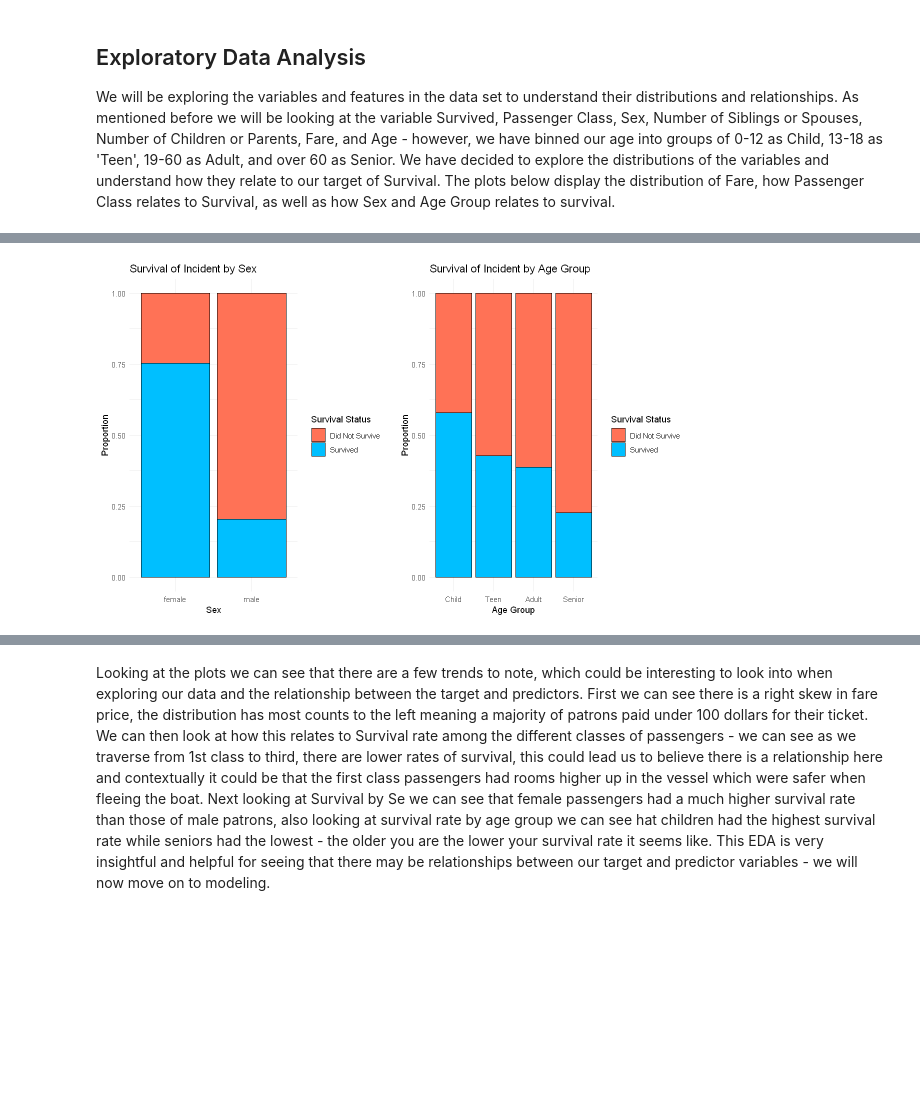
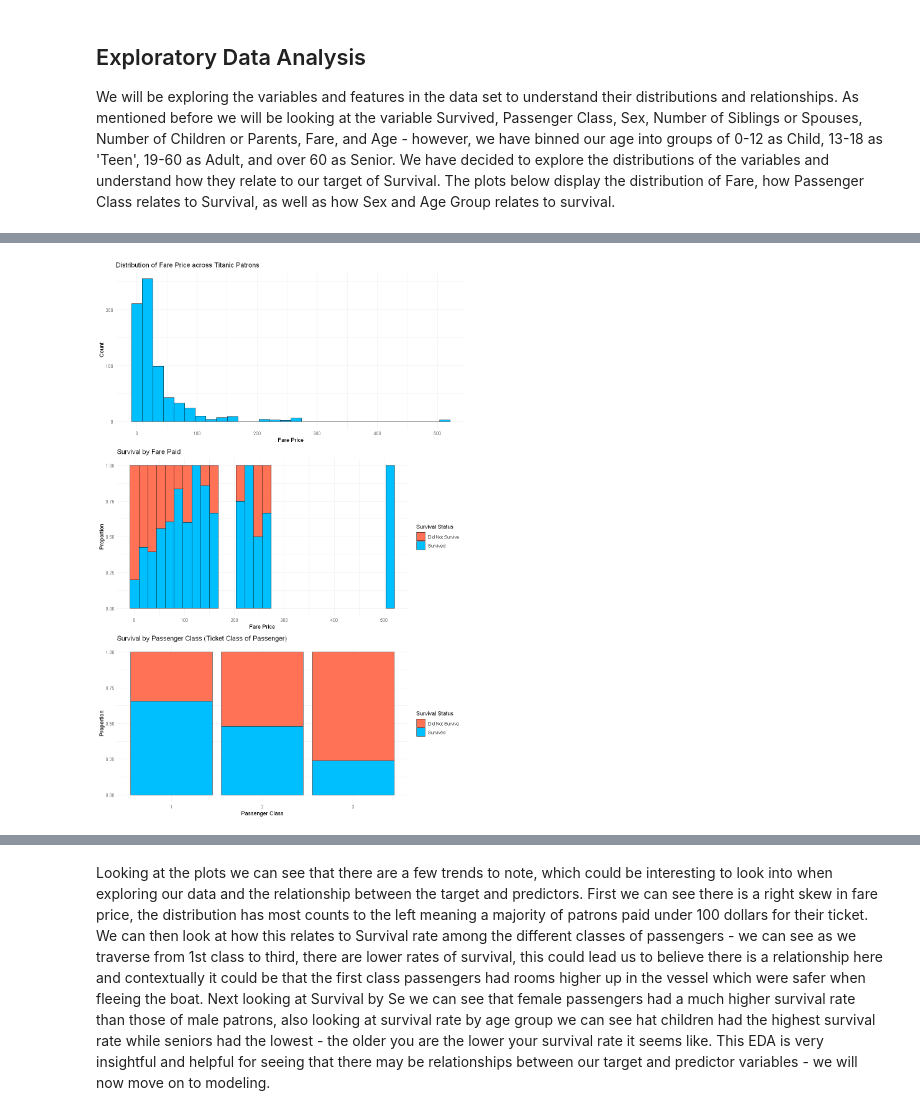
Before and after one commit to karan-khubdikar/Titanic_Survival_Analysis, a Jupyter notebook: src/analysis_titanic_survival.ipynb, the cells around one changed output, grey strips where cells are left out. Cells and saved outputs as stored; diff of their text form; code cells hidden in the pictures; blank space fills up the shorter version.

```diff
--- a/src/analysis_titanic_survival.ipynb
+++ b/src/analysis_titanic_survival.ipynb
@@ -77,0 +36,8 @@ summary(final_titanic_dataset)
+# %%
+source("../R/data_wrangling_functions.R")
+
+clean_data <- select_columns(titanic_train, c("Survived", "Pclass", "Sex", "Age", "SibSp", "Parch", "Fare"))
+
+analysis_data <- clean_and_organize_data(clean_data)
+
+head(analysis_data)
@@ -123,22 +75,8 @@ Warning message:
-# %%
-options(repr.plot.height = 6, repr.plot.width = 10)
-
-sex_plot <- ggplot(final_titanic_dataset, aes(x = Sex, fill = factor(Survived))) +
-  geom_bar(position = "fill", color = "black") +
-  scale_fill_manual(values = c("coral1", "deepskyblue"),
-                    labels = c("Did Not Survive", "Survived"),
-                    name = "Survival Status") +
-  theme_minimal() +
-  labs(title = "Survival of Incident by Sex", x = "Sex", y = "Proportion")
-
-age_plot <- ggplot(final_titanic_dataset, aes(x = AgeGroup, fill = factor(Survived))) +
-  geom_bar(position = "fill", color = "black") +
-  scale_fill_manual(values = c("coral1", "deepskyblue"),
-                    labels = c("Did Not Survive", "Survived"),
-                    name = "Survival Status") +
-  theme_minimal() +
-  labs(title = "Survival of Incident by Age Group", x = "Age Group", y = "Proportion")
-
-grid.arrange(sex_plot, age_plot, ncol=2)
-# %% [output]
-[figure, removed]
+# %%
+options(repr.plot.height = 15, repr.plot.width = 10)
+
+source("../R/EDA_functions.R")
+
+#Financial Attribute based EDA of Passengers and Survival
+plot_financial_info(analysis_data)
+# %% [output]
@@ -144,0 +85 @@ grid.arrange(sex_plot, age_plot, ncol=2)
+[figure, added]
```
Also changed, not shown: parts of 11 cells of this notebook, 1 other file.
